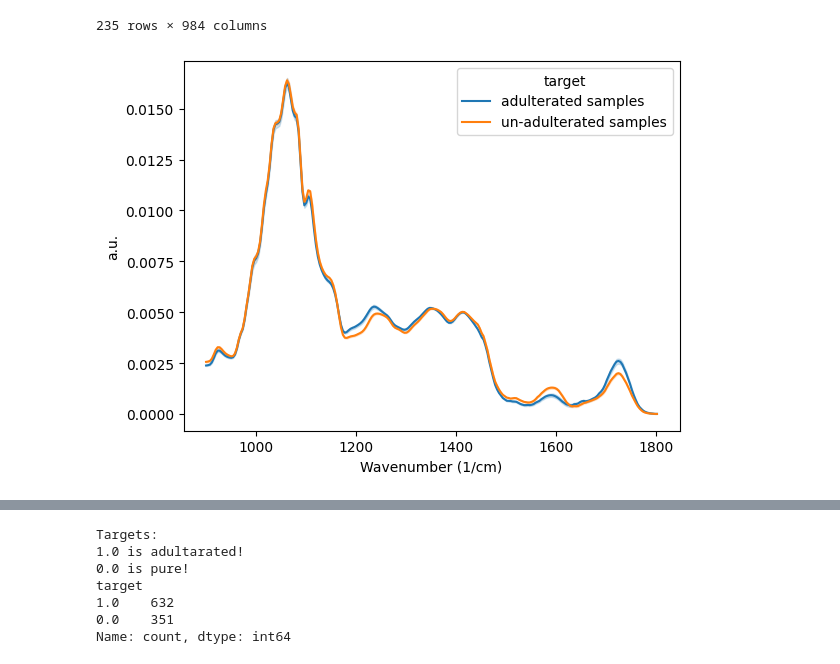
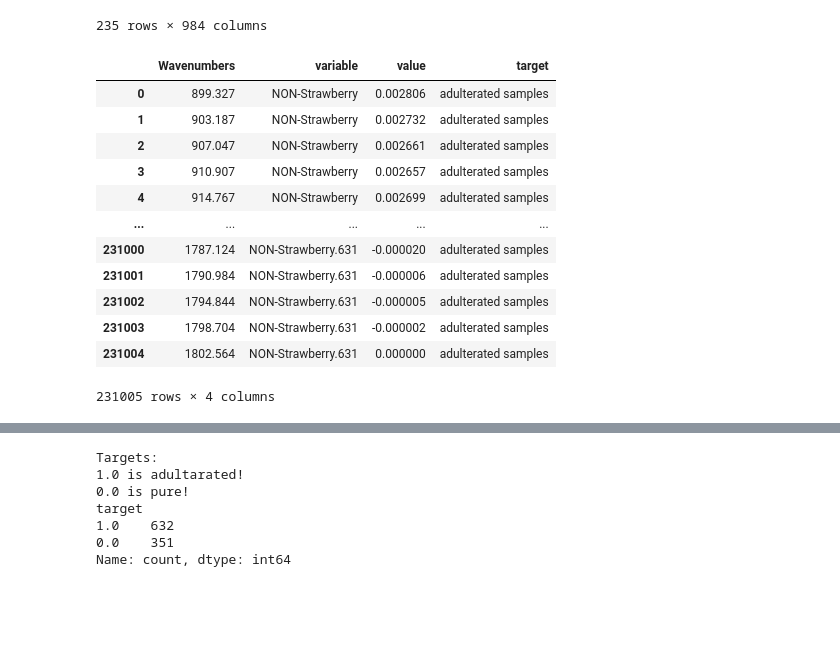
Before and after one commit to karol-pa/Spectra_Classification_Exercises, a Jupyter notebook: exercise.ipynb, the cells around one changed output, grey strips where cells are left out. Saved outputs shown, nothing was run; the diff lists cells and outputs as text; code cells hidden in the pictures; blank space fills up the shorter version.

```diff
--- a/exercise.ipynb
+++ b/exercise.ipynb
@@ -55,13 +59,25 @@ df0
 # %%
-df_plot = pd.melt(df0, ['Wavenumbers'])
-df_plot.loc[df_plot['variable'].str.contains('NON'),'target']='adulterated samples'
-df_plot.loc[~df_plot['variable'].str.contains('NON'),'target']='un-adulterated samples'
-
-sns.lineplot(df_plot, x='Wavenumbers', y='value', hue='target')
-plt.xlabel("Wavenumber (1/cm)")
-plt.ylabel("a.u.")
 
 
-plt.show()
+#sns.lineplot(df_plot, x='Wavenumbers', y='value', hue='target')
+#plt.xlabel("Wavenumber (1/cm)")
+#plt.ylabel("a.u.")
+
+
+#plt.show()
-# %% [output]
-[figure, removed]
+# %%
+df_plot.query("target=='adulterated samples'")
+# %% [output]
+|  | Wavenumbers | variable | value | target |
+| 0 | 899.327 | NON-Strawberry | 0.002806 | adulterated samples |
+| 1 | 903.187 | NON-Strawberry | 0.002732 | adulterated samples |
+| 2 | 907.047 | NON-Strawberry | 0.002661 | adulterated samples |
+| 3 | 910.907 | NON-Strawberry | 0.002657 | adulterated samples |
+| 4 | 914.767 | NON-Strawberry | 0.002699 | adulterated samples |
+| ... | ... | ... | ... | ... |
+| 231000 | 1787.124 | NON-Strawberry.631 | -0.000020 | adulterated samples |
+| 231001 | 1790.984 | NON-Strawberry.631 | -0.000006 | adulterated samples |
+| 231002 | 1794.844 | NON-Strawberry.631 | -0.000005 | adulterated samples |
+| 231003 | 1798.704 | NON-Strawberry.631 | -0.000002 | adulterated samples |
+| 231004 | 1802.564 | NON-Strawberry.631 | 0.000000 | adulterated samples |
+231005 rows × 4 columns
```
Also changed, not shown: parts of 3 cells of this notebook.
